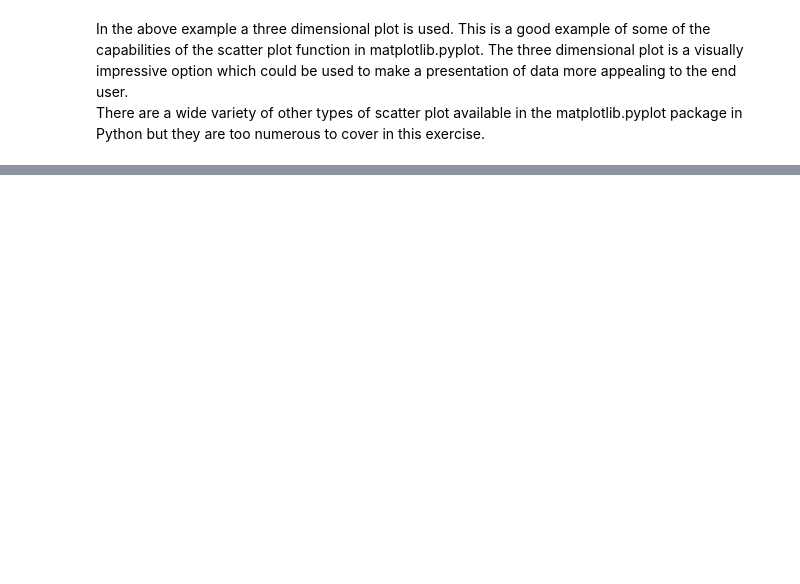
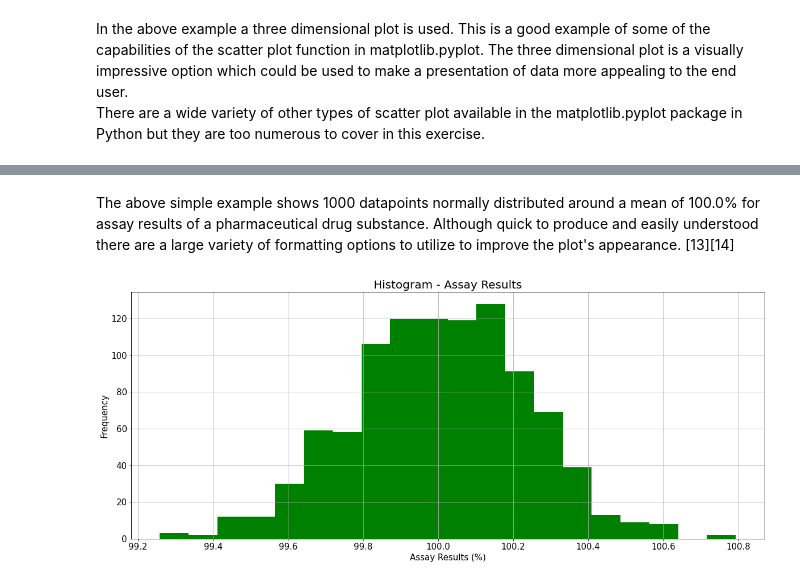
Before and after one commit to G00398275/FODA2021, a Jupyter notebook: pyplot.ipynb, the cells around one changed output, grey strips where cells are left out. Drawn from its saved outputs; the diff is of its cells as text; code cells hidden in the pictures; blank space fills up the shorter version.

```diff
--- a/pyplot.ipynb
+++ b/pyplot.ipynb
@@ -158,0 +177,16 @@ There are a wide variety of other types of scatter plot available in the matplot
+# %% [markdown]
+The above simple example shows 1000 datapoints normally distributed around a mean of 100.0% for assay results of a pharmaceutical drug substance. Although quick to produce and easily understood there are a large variety of formatting options to utilize to improve the plot's appearance. [13][14]
+# %%
+x = np.random.normal (100.0, 0.25, 1000)
+
+plt.hist (x, bins=20, facecolor='g')
+plt.rcParams["figure.figsize"] = (10,8)
+plt.title ('Histogram - Assay Results', size=20)
+plt.xlabel('Assay Results (%)', size=15)
+plt.ylabel('Frequency', size = 15)
+plt.xticks(fontsize=15)
+plt.yticks(fontsize=15)
+plt.grid(True)
+plt.show()
+# %% [output]
+[figure, added]
```
Also changed, not shown: parts of 14 cells of this notebook.
